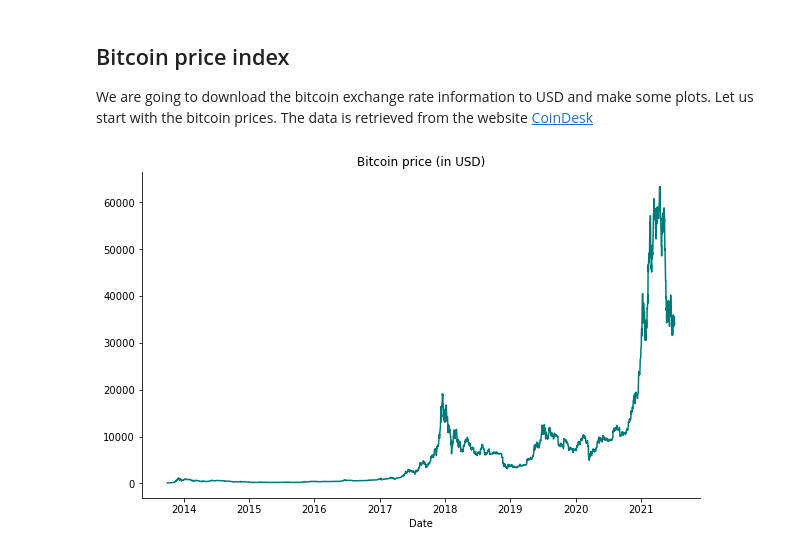
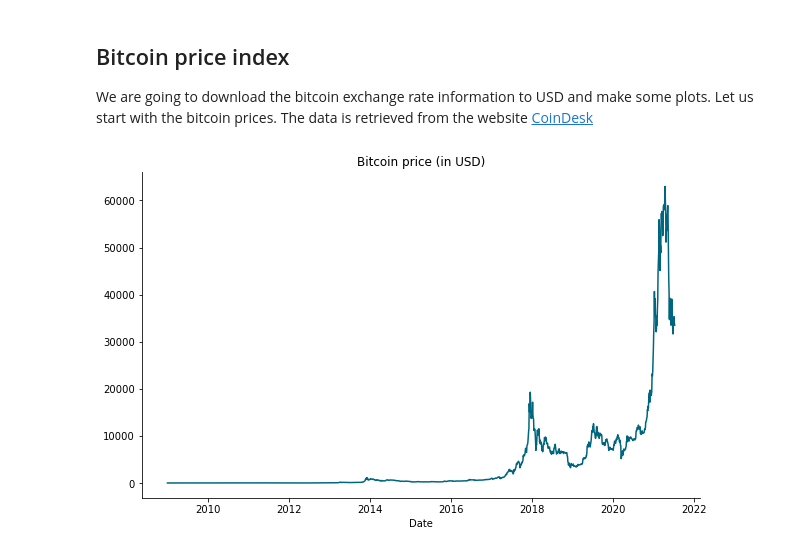
Before and after one commit to LaGauffre/BLOCKASTICS, a Jupyter notebook: Python/blockchain_data.ipynb, the cells around one changed output. Cells and saved outputs as stored; diff of their text form; code cells hidden in the pictures.

```diff
--- a/Python/blockchain_data.ipynb
+++ b/Python/blockchain_data.ipynb
@@ -8,14 +36,18 @@ import seaborn as sns
 ## Bitcoin price index
 
 We are going to download the bitcoin exchange rate information to USD and make some plots. Let us start with the bitcoin prices. The data is retrieved from the website [CoinDesk](https://www.coindesk.com/price/bitcoin)
-# %%
-π_BTC_data = pd.read_csv("../Data/BTC_USD_2013-10-01_2021-07-08-CoinDesk.csv")
-df = π_BTC_data
-π_BTC_data.columns
-fig, ax = plt.subplots(figsize=(10, 6))
-ax.plot(pd.to_datetime(df['Date']), df['Closing Price (USD)'], color=(0,0.478,0.47), label='Windspeed')
-ax.set_xlabel('Date')
-ax.set_title('Bitcoin price (in USD)')
-sns.despine()
-# %% [output]
-[figure, removed]
+# %%
+with open('../Data/market-price.json') as f:
+    exchange_rate = json.load(f)
+exchange_rate_data = dict(exchange_rate)
+exchange_rate_df = pd.DataFrame.from_records(exchange_rate_data["values"])
+exchange_rate_df['Date'] = np.array([datetime.datetime(1970, 1, 1) + datetime.timedelta(seconds=int(exchange_rate_df["x"].iloc[k])) for k in range(len(exchange_rate_df["x"]))])
+exchange_rate_df
+
+fig, ax = plt.subplots(figsize=(10, 6))
+ax.plot(exchange_rate_df['Date'], exchange_rate_df['y'], color=(0,0.4,0.5))
+ax.set_xlabel('Date')
+ax.set_title('Bitcoin price (in USD)')
+sns.despine()
+# %% [output]
+[figure, added]
```
Also changed, not shown: parts of 9 cells of this notebook, 20 other files.
